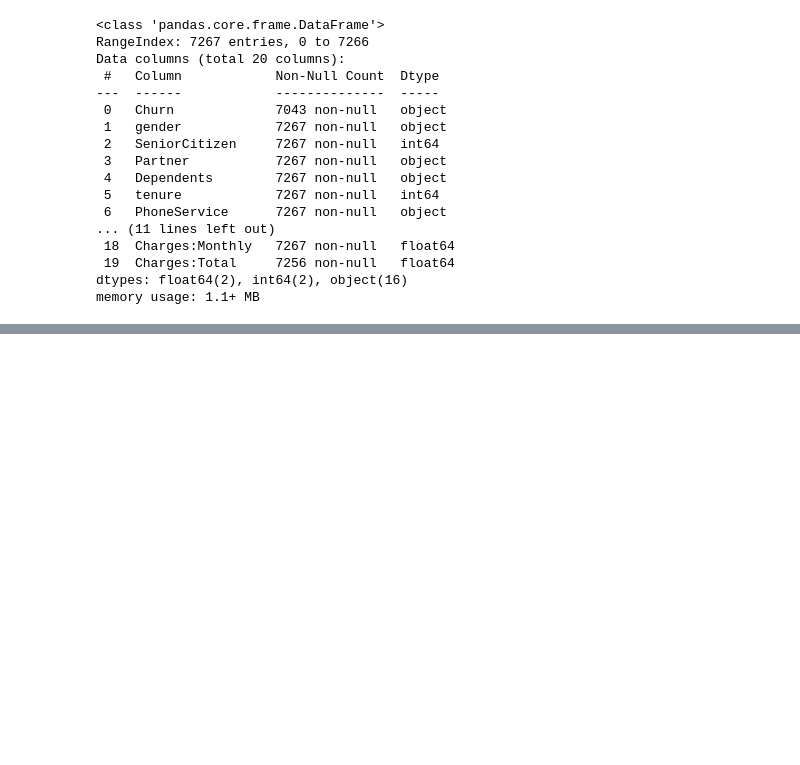
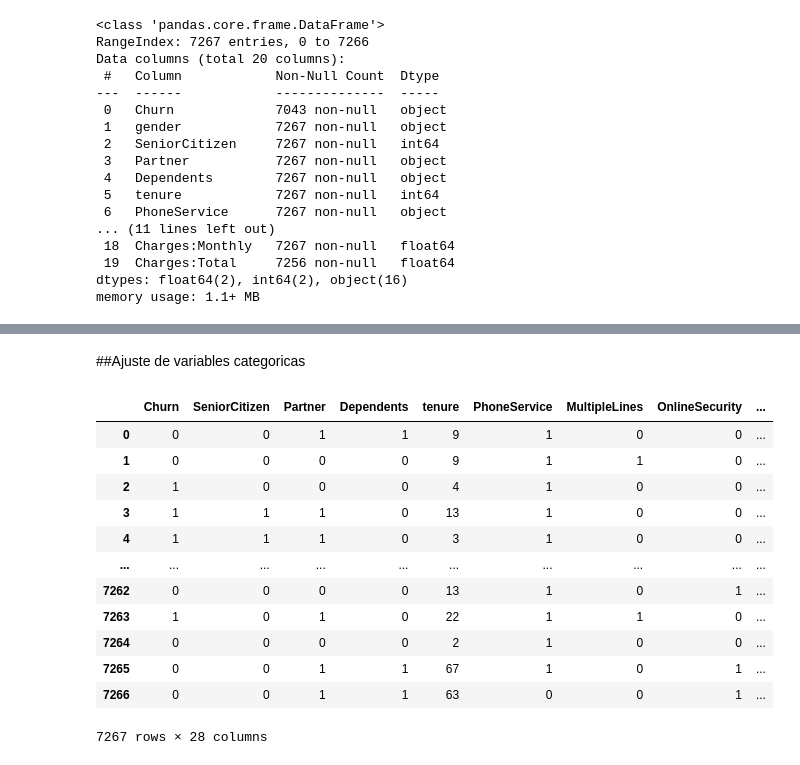
Before and after one commit to Ronaldvarela852/Challenge-ONE-Data-Science-Telecom-X-parte-2, a Jupyter notebook: Challenge_Telecom_X_parte_2.ipynb, the cells around one changed output, grey strips where cells are left out. Saved outputs shown, nothing was run; the diff lists cells and outputs as text; code cells hidden in the pictures; blank space fills up the shorter version.

```diff
--- a/Challenge_Telecom_X_parte_2.ipynb
+++ b/Challenge_Telecom_X_parte_2.ipynb
@@ -81,0 +118,14 @@ memory usage: 1.1+ MB
+# %%
+df['OnlineSecurity'] = df['OnlineSecurity'].replace({'No internet service': 0})
+df['OnlineBackup'] = df['OnlineBackup'].replace({'No internet service':0})
+df['DeviceProtection'] = df['DeviceProtection'].replace({'No internet service':0})
+df['TechSupport'] = df['TechSupport'].replace({'No internet service':0})
+df['StreamingTV'] = df['StreamingTV'].replace({'No internet service':0})
+df['StreamingMovies'] = df['StreamingMovies'].replace({'No internet service':0})
+# %%
+df['OnlineSecurity'] = df['OnlineSecurity'].astype(int)
+df['OnlineBackup'] = df['OnlineBackup'].astype(int)
+df['DeviceProtection'] = df['DeviceProtection'].astype(int)
+df['TechSupport'] = df['TechSupport'].astype(int)
+df['StreamingTV'] = df['StreamingTV'].astype(int)
+df['StreamingMovies'] = df['StreamingMovies'].astype(int)
@@ -81,0 +161,5 @@ memory usage: 1.1+ MB
+# %%
+df['Churn'] = df['Churn'].fillna(1).astype(int) ## Se toma los NaN como 1 ya que de esta forma se aplican politicas para evitar el abandono
+# %%
+df['Churn'] = df['Churn'].astype(int)
+df.head()
@@ -81,0 +193,19 @@ memory usage: 1.1+ MB
+# %% [markdown]
+##Ajuste de variables categoricas
+# %%
+categoricas = ['gender', 'InternetService', 'Contract', 'PaymentMethod']
+pd.get_dummies(data=df, columns=categoricas,dtype=int)
+# %% [output]
+|  | Churn | SeniorCitizen | Partner | Dependents | tenure | PhoneService | MultipleLines | OnlineSecurity | ... |
+| 0 | 0 | 0 | 1 | 1 | 9 | 1 | 0 | 0 | ... |
+| 1 | 0 | 0 | 0 | 0 | 9 | 1 | 1 | 0 | ... |
+| 2 | 1 | 0 | 0 | 0 | 4 | 1 | 0 | 0 | ... |
+| 3 | 1 | 1 | 1 | 0 | 13 | 1 | 0 | 0 | ... |
+| 4 | 1 | 1 | 1 | 0 | 3 | 1 | 0 | 0 | ... |
+| ... | ... | ... | ... | ... | ... | ... | ... | ... | ... |
+| 7262 | 0 | 0 | 0 | 0 | 13 | 1 | 0 | 1 | ... |
+| 7263 | 1 | 0 | 1 | 0 | 22 | 1 | 1 | 0 | ... |
+| 7264 | 0 | 0 | 0 | 0 | 2 | 1 | 0 | 0 | ... |
+| 7265 | 0 | 0 | 1 | 1 | 67 | 1 | 0 | 1 | ... |
+| 7266 | 0 | 0 | 1 | 1 | 63 | 0 | 0 | 1 | ... |
+7267 rows × 28 columns
```
Also changed, not shown: parts of 35 cells of this notebook.
